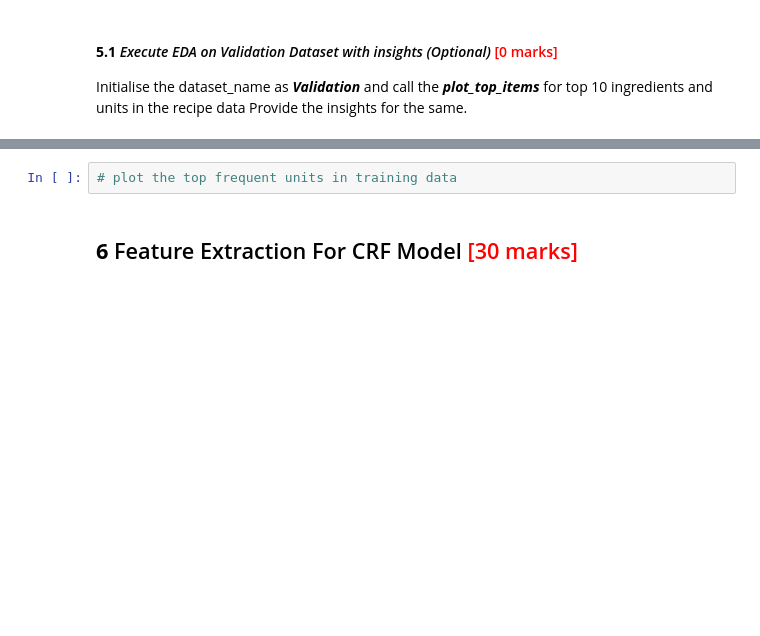
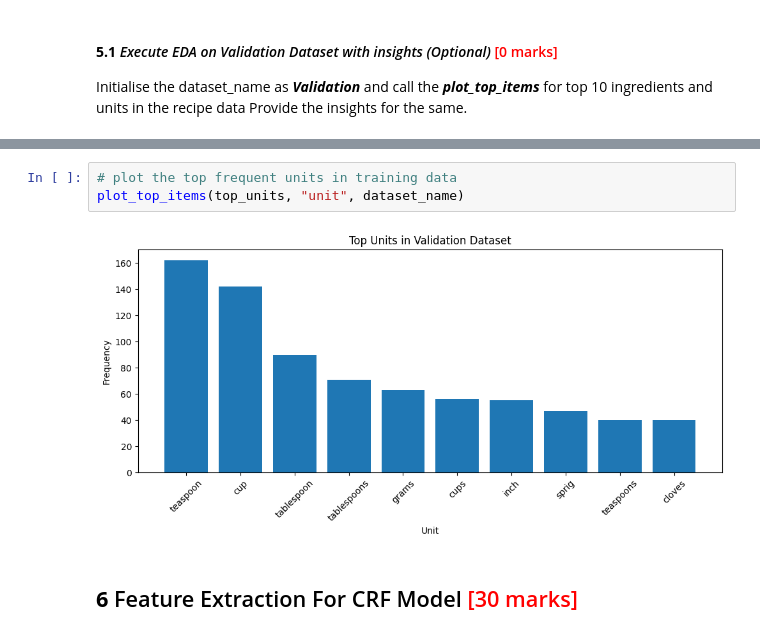
Before and after one commit to nishantab95/ingredients-assignments, a Jupyter notebook: Identifying_Key_Entities_Recipe_Data_Starter.ipynb, the cells around one changed output, grey strips where cells are left out. Cells and saved outputs as stored; diff of their text form; blank space fills up the shorter version.

```diff
--- a/Identifying_Key_Entities_Recipe_Data_Starter.ipynb
+++ b/Identifying_Key_Entities_Recipe_Data_Starter.ipynb
@@ -321,5 +509,8 @@ Provide the insights for the same.
 # %%
 # plot the top frequent units in training data
+plot_top_items(top_units, "unit", dataset_name)
+# %% [output]
+[figure, added]
 # %% [markdown]
 ## **6** Feature Extraction For CRF Model <font color = red>[30 marks]</font> <br>
 # %% [markdown]
```
Also changed, not shown: parts of 41 cells of this notebook.
